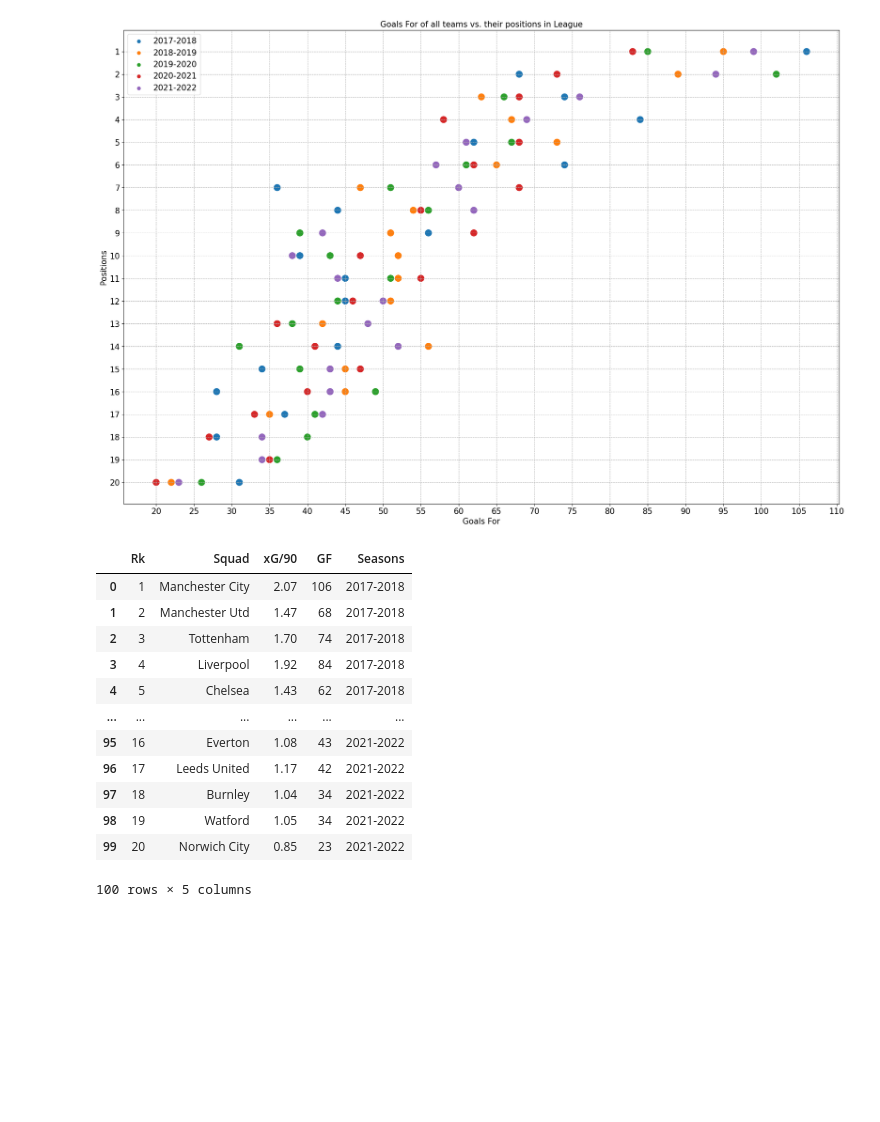
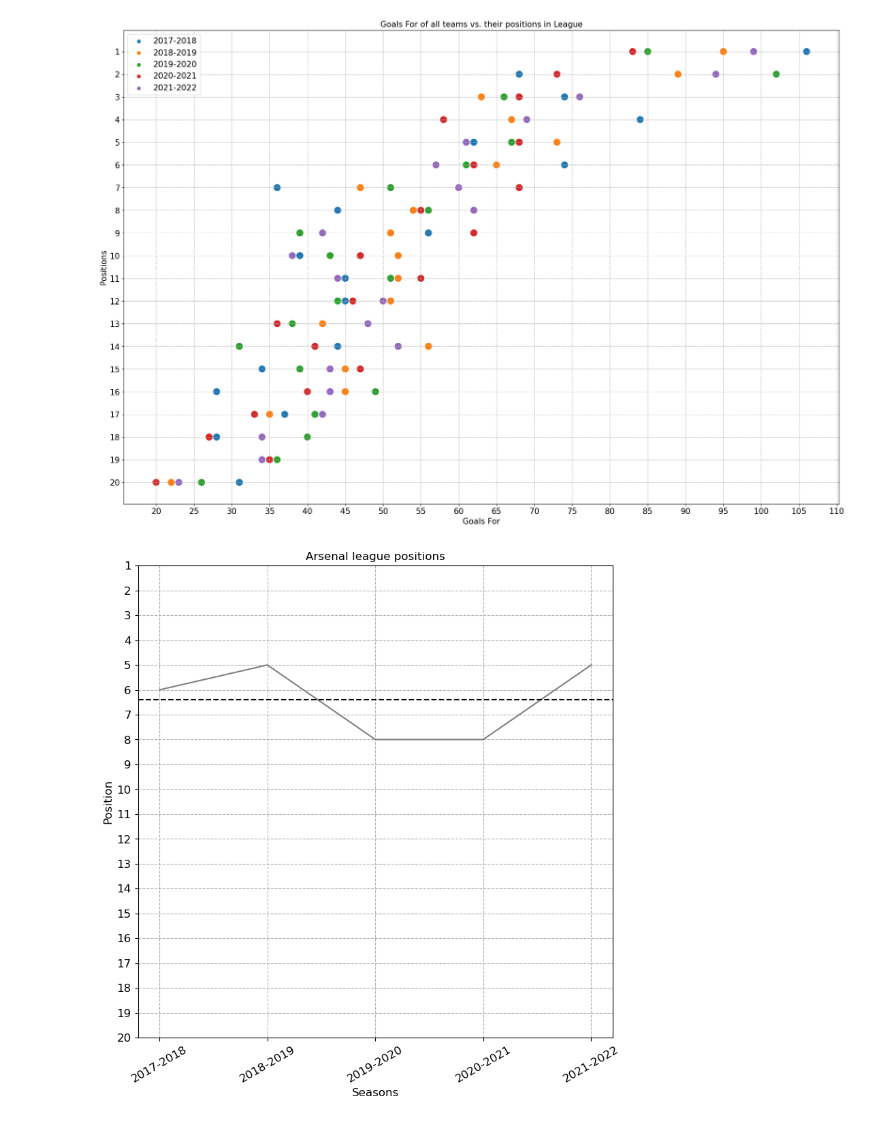
Before and after one commit to mchruszczewski/projekty_python, a Jupyter notebook: Data analysis- Arsenal/b1_visualizations.ipynb, the cells around one changed output. Cells and saved outputs as stored; diff of their text form; code cells hidden in the pictures; blank space fills up the shorter version.

```diff
--- a/Data analysis- Arsenal/b1_visualizations.ipynb
+++ b/Data analysis- Arsenal/b1_visualizations.ipynb
@@ -69,18 +90,18 @@ plt.show()
 # %% [output]
 [figure]
 # %%
-all_teams_off
+data= arsenal_table.iloc[0:-1]
+plt.figure(figsize=(9,9))
+sns.lineplot(data=data, x= 'season', y= 'Rk', color='gray')
+plt.axhline(y=np.mean(data['Rk']), color= 'black', ls='--')
+plt.gca().invert_yaxis()
+plt.grid(ls ='--')
+plt.xlabel("Seasons",size= 12)
+plt.ylabel("Position", size=12)
+plt.yticks(np.arange(1, 21, step=1), size= 12)
+plt.xticks(size= 12, rotation=30)
+plt.title("Arsenal league positions", size= 12)
+plt.savefig(r"Arsenal_positions.png", dpi = 500)
+plt.show()
 # %% [output]
-|  | Rk | Squad | xG/90 | GF | Seasons |
-| 0 | 1 | Manchester City | 2.07 | 106 | 2017-2018 |
-| 1 | 2 | Manchester Utd | 1.47 | 68 | 2017-2018 |
-| 2 | 3 | Tottenham | 1.70 | 74 | 2017-2018 |
-| 3 | 4 | Liverpool | 1.92 | 84 | 2017-2018 |
-| 4 | 5 | Chelsea | 1.43 | 62 | 2017-2018 |
-| ... | ... | ... | ... | ... | ... |
-| 95 | 16 | Everton | 1.08 | 43 | 2021-2022 |
-| 96 | 17 | Leeds United | 1.17 | 42 | 2021-2022 |
-| 97 | 18 | Burnley | 1.04 | 34 | 2021-2022 |
-| 98 | 19 | Watford | 1.05 | 34 | 2021-2022 |
-| 99 | 20 | Norwich City | 0.85 | 23 | 2021-2022 |
-100 rows × 5 columns
+[figure, added]
```
Also changed, not shown: parts of 4 cells of this notebook, 10 other files.
